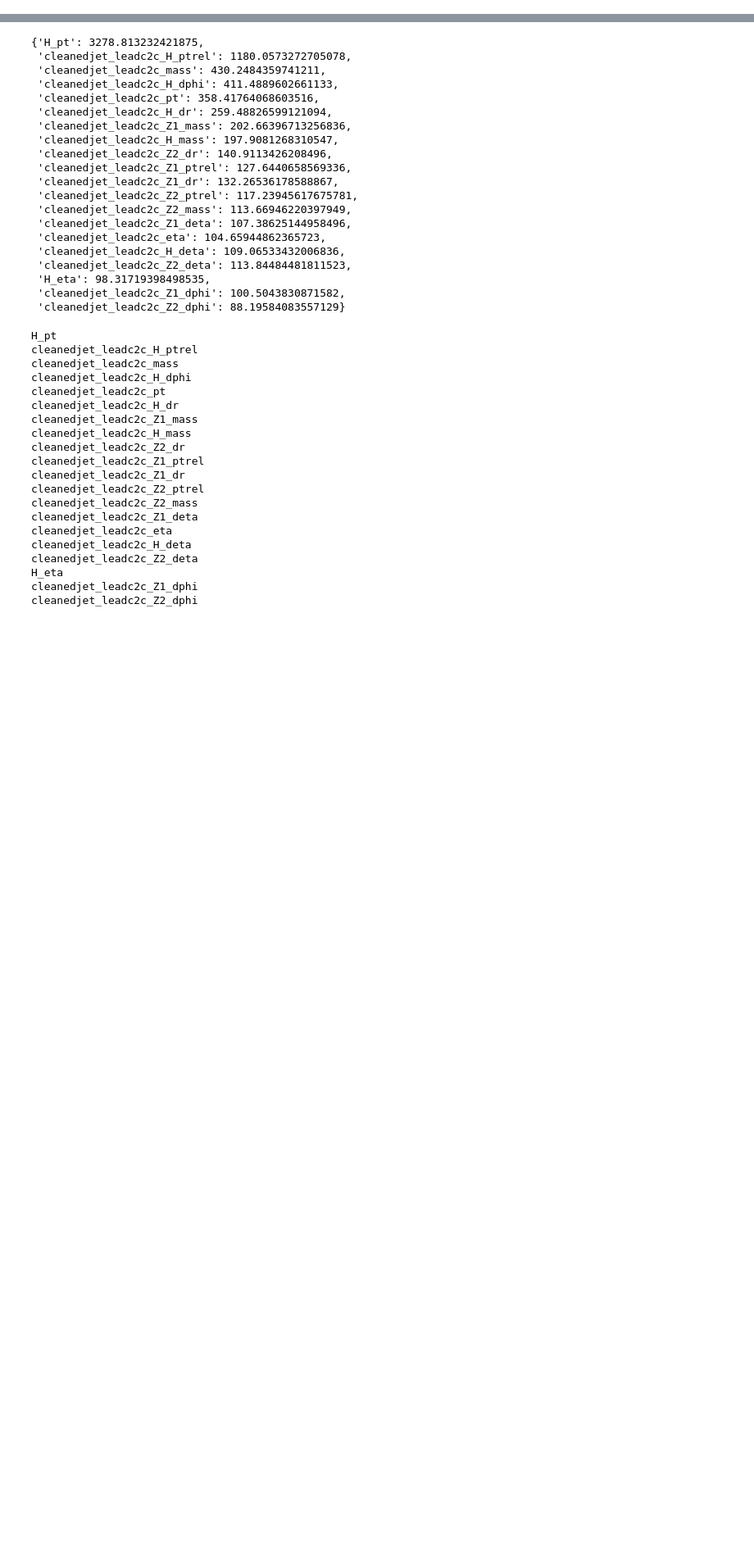
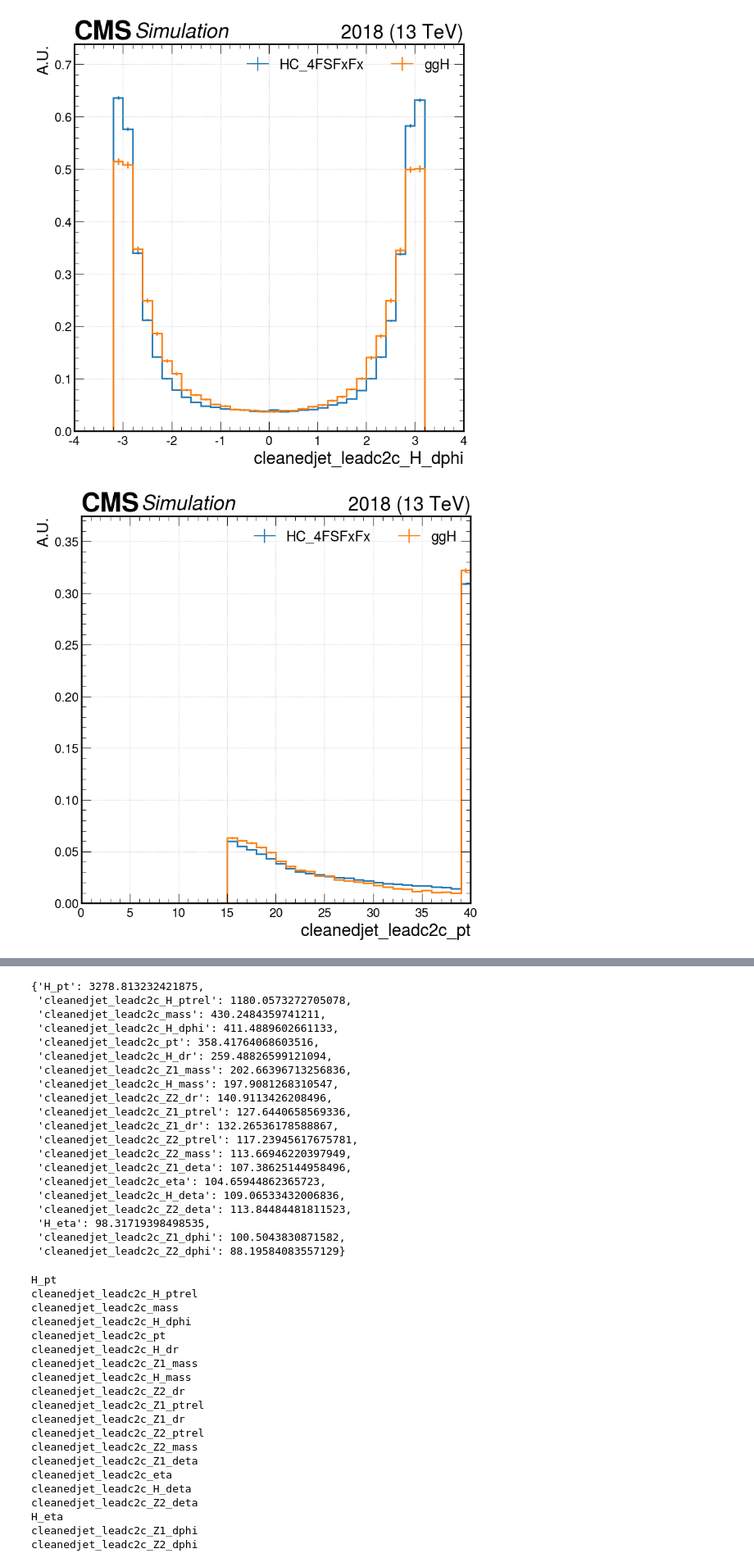
Before and after one commit to PKUfudawei/cHZZ_postprocess, a Jupyter notebook: notebooks/visualization.ipynb, the cells around one changed output, grey strips where cells are left out. Shown at 82% size. Drawn from its saved outputs; the diff is of its cells as text; code cells hidden in the pictures; blank space fills up the shorter version.

```diff
--- a/notebooks/visualization.ipynb
+++ b/notebooks/visualization.ipynb
@@ -69,8 +66,8 @@ def error_bar(h, var, type='data'):
     return np.array([down_error_bar, up_error_bar])
 # %%
 sample = {
-    'ggH': '/data/pubfs/fudawei/cHZZ_postprocess/samples/slimmed/mc/2018/ggH/0.root',
-    'HC_4FSFxFx': '/data/pubfs/fudawei/cHZZ_postprocess/samples/slimmed/mc/2018/HC_4FSFxFx/0.root',
+    'HC_4FSFxFx': '/data/pubfs/fudawei/cHZZ_postprocess/samples/predict/mc/2018/HC_4FSFxFx.root',
+    'ggH': '/data/pubfs/fudawei/cHZZ_postprocess/samples/predict/mc/2018/ggH125.root',
 }
 
 events = {}
@@ -83,7 +80,7 @@ for s in sample:
         treepath='Events', schemaclass=BaseSchema
     ).events()
 # %%
-def sample_compare_plot(arrays, plot_name: str, x_name: str, year: str, bins=40, x_min=0, x_max=3000, density=True, overflow=True, underflow=False):
+def sample_compare_plot(arrays, plot_name: str, x_name: str, year: str, bins=40, x_min=0, x_max=3000, density=True, overflow=True, underflow=False, log=False):
     bin_width = (x_max-x_min)/bins
     ## canvas initializing
     # mpl.rcParams['axes.prop_cycle'] = cycler(color=colorlist)
@@ -105,8 +102,11 @@ def sample_compare_plot(arrays, plot_name: str, x_name: str, year: str, bins=40,
     ## axises
     ax.set_xlabel(x_name, fontsize=22, ha='right', x=1)
     ax.set_xlim(x_min, x_max)
-    ax.set_ylim(0, ax.get_ylim()[1]*1.1)
-    # ax.set_yscale('log')
+    if log:
+        ax.set_ylim(1e-2, ax.get_ylim()[1]*5)
+        ax.set_yscale('log')
+    else:
+        ax.set_ylim(0, ax.get_ylim()[1]*1.1)
     # ax.ticklabel_format(useOffset=False, style='scientific')
     ax.tick_params(axis='both', which='major', labelsize=16)
     # x_major_locator=plt.MultipleLocator(bin_width*8 if variable=='fj_gen_mass' else bin_width*2)
@@ -170,0 +144,16 @@ sample_compare_plot(arrays, plot_name='mass_c', x_name=r'$m_{clean}(c)$', year=2
+# %%
+arrays = {s: events[s].cleanedjet_leadc2c_H_dphi for s in events}
+sample_compare_plot(arrays, plot_name='cleanedjet_leadc2c_H_dphi', x_name='cleanedjet_leadc2c_H_dphi', year=2018, x_min=-4, x_max=4)
+arrays = {s: events[s].cleanedjet_leadc2c_pt for s in events}
+sample_compare_plot(arrays, plot_name='cleanedjet_leadc2c_pt', x_name='cleanedjet_leadc2c_pt', year=2018, x_max=40)
+arrays = {s: events[s].cleanedjet_leadc2c_H_dr for s in events}
+sample_compare_plot(arrays, plot_name='cleanedjet_leadc2c_H_dr', x_name='cleanedjet_leadc2c_H_dr', year=2018, x_max=8)
+arrays = {s: events[s].cleanedjet_leadc2c_Z1_mass for s in events}
+sample_compare_plot(arrays, plot_name='cleanedjet_leadc2c_Z1_mass', x_name='cleanedjet_leadc2c_Z1_mass', year=2018, x_max=500)
+arrays = {s: events[s].cleanedjet_leadc2c_H_mass for s in events}
+sample_compare_plot(arrays, plot_name='cleanedjet_leadc2c_H_mass', x_name='cleanedjet_leadc2c_H_mass', year=2018, x_max=500)
+arrays = {s: events[s].cleanedjet_leadc2c_Z2_dr for s in events}
+sample_compare_plot(arrays, plot_name='cleanedjet_leadc2c_Z2_dr', x_name='cleanedjet_leadc2c_Z2_dr', year=2018, x_max=8)
+# %% [output]
+[figure, added]
+[figure, added]
```
Also changed, not shown: parts of 10 cells of this notebook, 40 other files.
